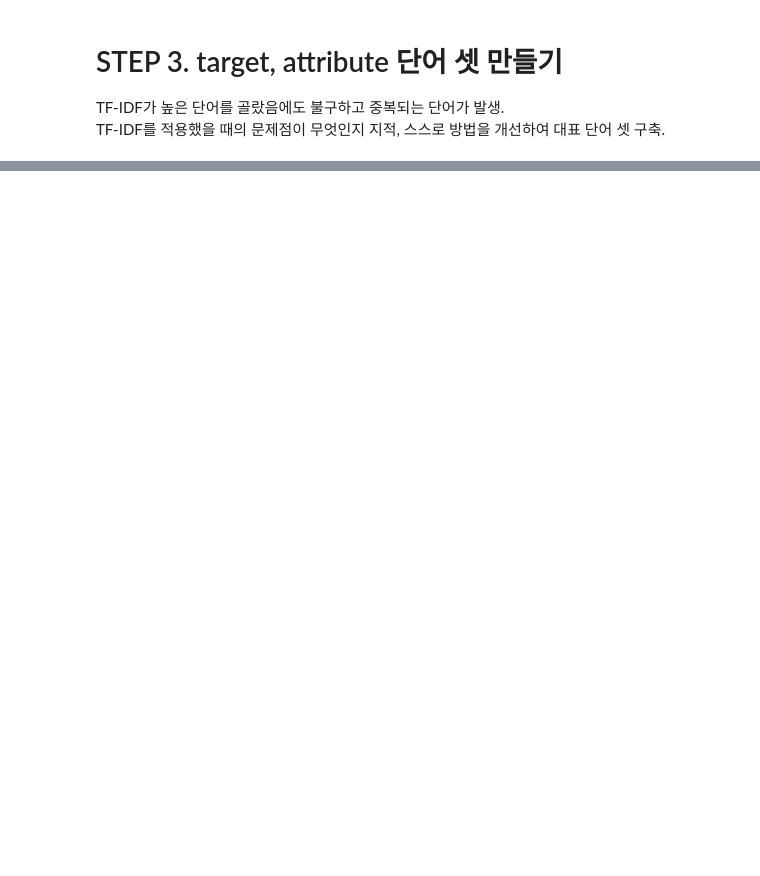
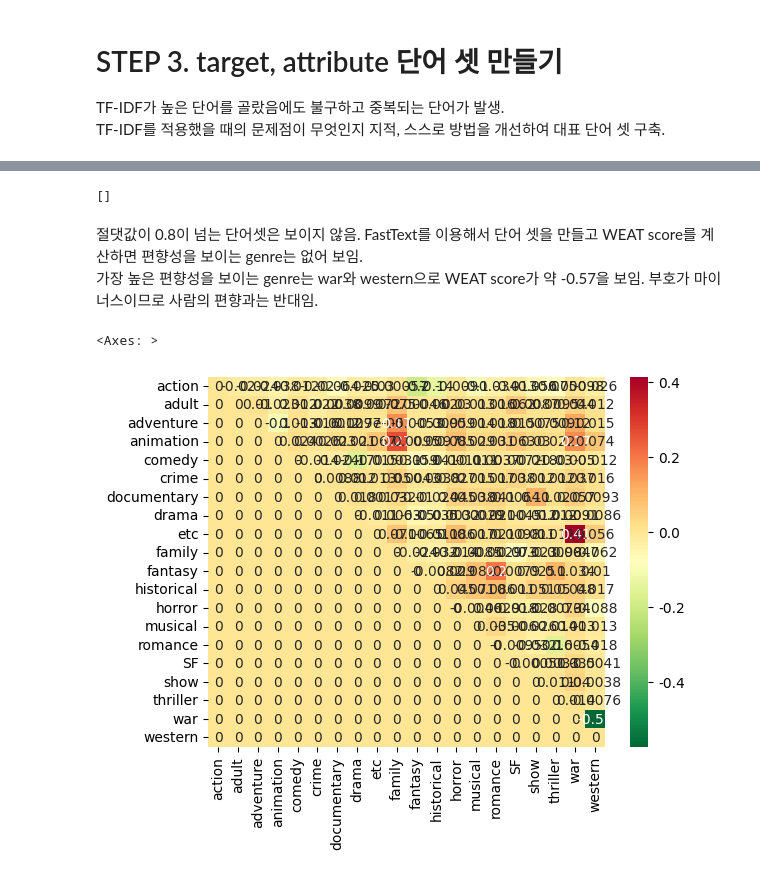
Before and after one commit to wjdgml0526/aiffel_projects, a Jupyter notebook: AIFFEL_Quest09/code.ipynb, the cells around one changed output, grey strips where cells are left out. Saved outputs shown, nothing was run; the diff lists cells and outputs as text; code cells hidden in the pictures; blank space fills up the shorter version.

```diff
--- a/AIFFEL_Quest09/code.ipynb
+++ b/AIFFEL_Quest09/code.ipynb
@@ -135,0 +245,5 @@ TF-IDF를 적용했을 때의 문제점이 무엇인지 지적, 스스로 방법
+# %%
+def get_similar_words(model, word, k=20):
+    similar_words = model.get_nearest_neighbors(word, k=k)
+    words_only = [word[1] for word in similar_words]
+    return words_only
@@ -135,0 +259,20 @@ TF-IDF를 적용했을 때의 문제점이 무엇인지 지적, 스스로 방법
+# %%
+attributes = []
+for category_ko, category_en in categories.items():
+    if category_ko == '예술영화' or category_ko == '상업영화':
+        globals()['target_{}'.format(category_en)] = get_similar_words(
+            fasttext_model, category_ko, k = 10
+        )
+        print(
+            '{}:'.format(category_en),
+            globals()['target_{}'.format(category_en)]
+        )
+    else:
+        attributes.append('attribute_{}'.format(category_en))
+        globals()['attribute_{}'.format(category_en)] = get_similar_words(
+            fasttext_model, category_ko, k = 10
+        )
+        print(
+            '{}:'.format(category_en),
+            globals()['attribute_{}'.format(category_en)]
+        )
@@ -135,0 +300,2 @@ TF-IDF를 적용했을 때의 문제점이 무엇인지 지적, 스스로 방법
+# %%
+matrix = [[0 for _ in range(len(genre_categories))] for _ in range(len(genre_categories))]
@@ -135,0 +322,9 @@ TF-IDF를 적용했을 때의 문제점이 무엇인지 지적, 스스로 방법
+# %%
+X = np.array([model.wv[word] for word in target_art])
+Y = np.array([model.wv[word] for word in target_gen])
+
+for i in range(len(genre_categories)-1):
+    for j in range(i+1, len(genre_categories)):
+        A = np.array([model.wv[word] for word in globals()[attributes[i]]])
+        B = np.array([model.wv[word] for word in globals()[attributes[j]]])
+        matrix[i][j] = weat_score(X, Y, A, B)
@@ -135,0 +356,19 @@ TF-IDF를 적용했을 때의 문제점이 무엇인지 지적, 스스로 방법
+# %%
+print(bias_words_set)
+# %% [output]
+[]
+# %% [markdown]
+절댓값이 0.8이 넘는 단어셋은 보이지 않음. FastText를 이용해서 단어 셋을 만들고 WEAT score를 계산하면 편향성을 보이는 genre는 없어 보임.
+가장 높은 편향성을 보이는 genre는 war와 western으로 WEAT score가 약 -0.57을 보임. 부호가 마이너스이므로 사람의 편향과는 반대임.
+# %%
+np.random.seed(0)
+
+# 마이너스 부호
+
+plt.rcParams['axes.unicode_minus'] = False
+
+ax = sns.heatmap(matrix, xticklabels=genre_categories, yticklabels=genre_categories, annot=True,  cmap='RdYlGn_r', annot_kws={'size': 10})
+ax
+# %% [output]
+<Axes: >
+[figure, added]
```
Also changed, not shown: parts of 23 cells of this notebook.
